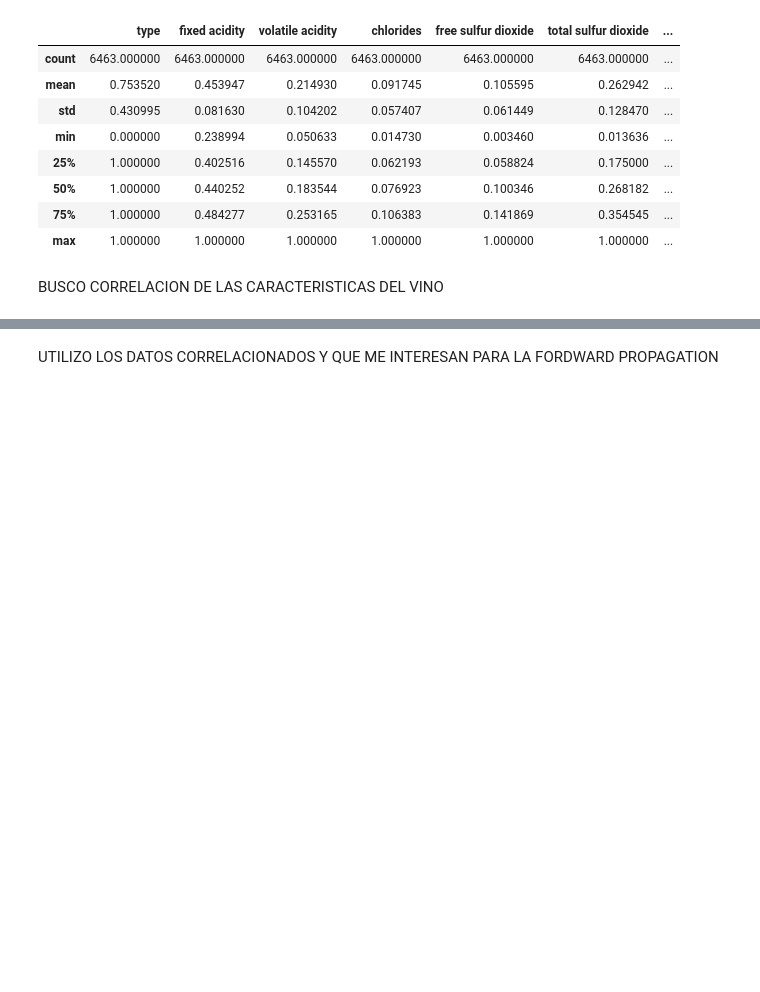
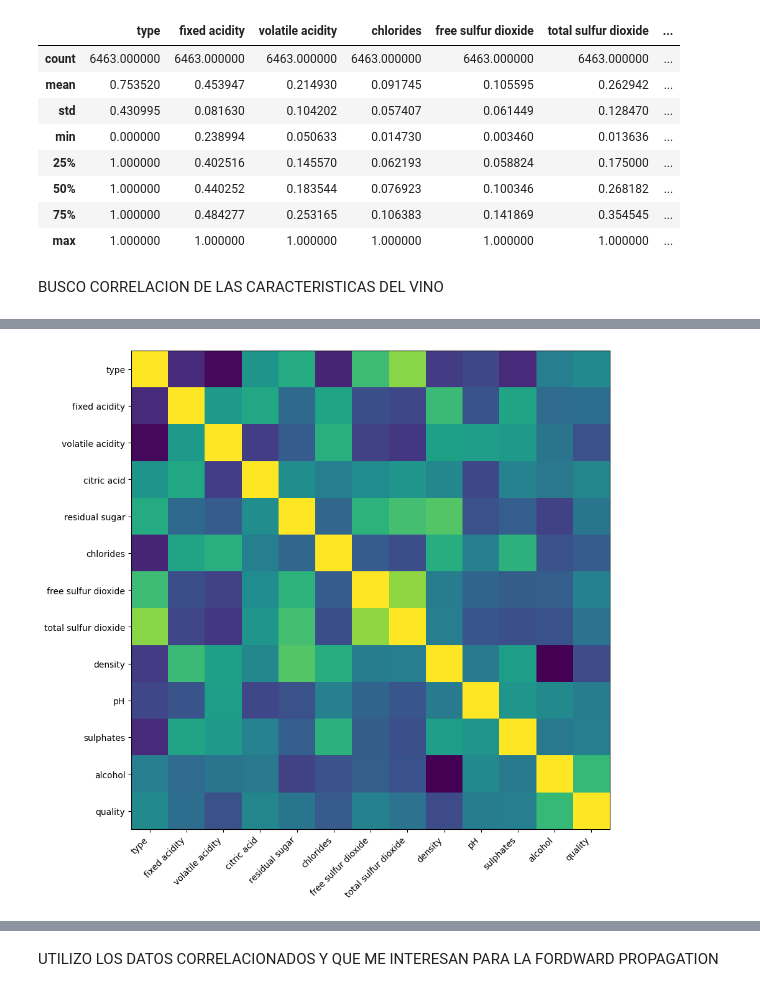
Before and after one commit to LorenGrz/TP_FINAL_MATElll, a Jupyter notebook: TP_LORENZO.ipynb, the cells around one changed output, grey strips where cells are left out. Cells and saved outputs as stored; diff of their text form; code cells hidden in the pictures; blank space fills up the shorter version.

```diff
--- a/TP_LORENZO.ipynb
+++ b/TP_LORENZO.ipynb
@@ -187,3 +187,15 @@ correlations
 | sulphates | -0.486715 | 0.301263 | 0.225656 | 0.059070 | -0.185616 | 0.396240 | -0.188947 | ... |
 | alcohol | 0.035095 | -0.096190 | -0.039528 | -0.010056 | -0.359132 | -0.257664 | -0.179477 | ... |
 | quality | 0.119185 | -0.076174 | -0.266677 | 0.084926 | -0.034654 | -0.200553 | 0.054924 | ... |
+# %%
+import matplotlib.pyplot as plt
+
+labels = data.columns.to_list()
+fig, ax = plt.subplots(figsize=(10, 10))
+ax.imshow((data.corr().to_numpy()))
+ax.set_xticks(np.arange(0, len(labels)))
+ax.set_xticklabels(data.columns.to_list(), rotation=45, ha='right')
+ax.set_yticks(np.arange(0, len(labels)))
+ax.set_yticklabels(data.columns.to_list(), ha='right');
+# %% [output]
+[figure, added]
```
Also changed, not shown: parts of 10 cells of this notebook.
